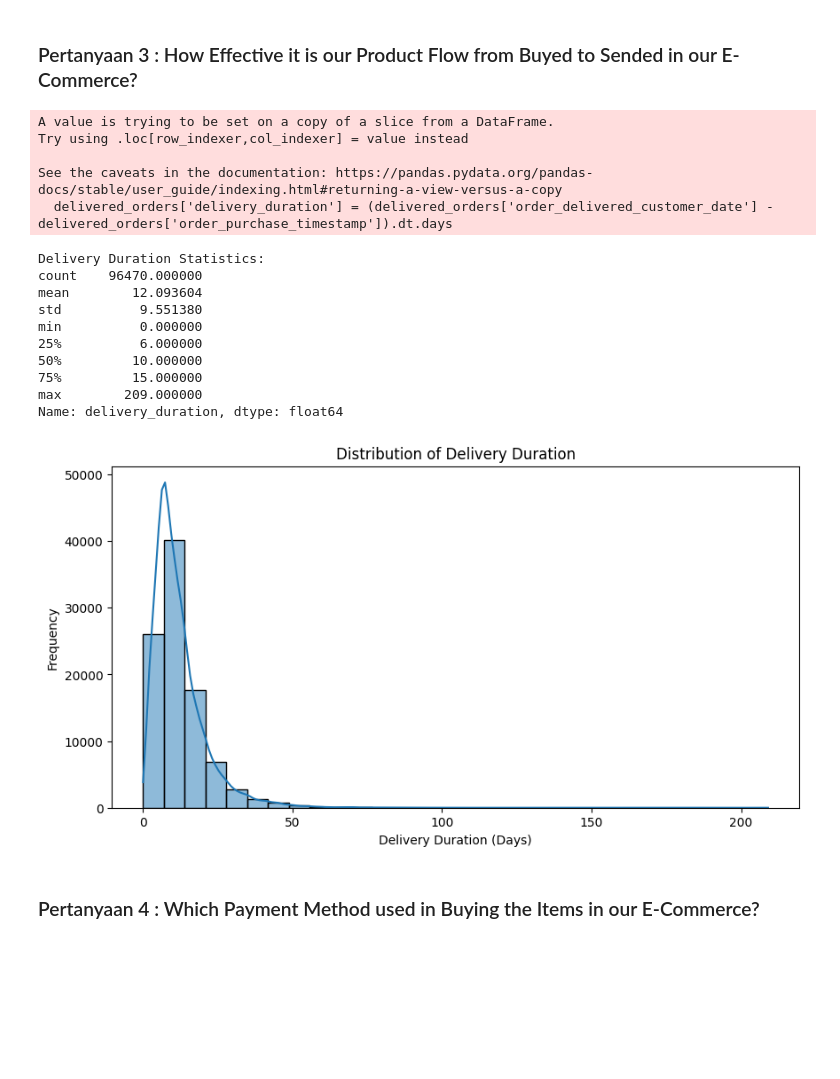
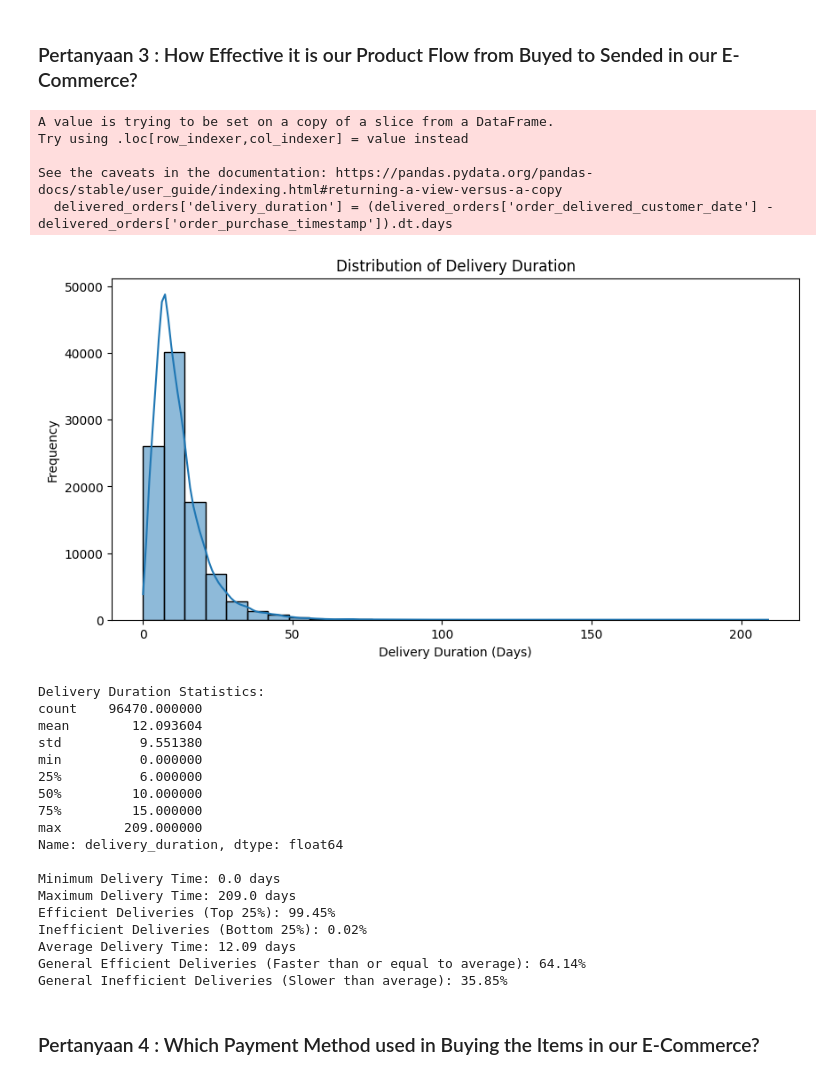
Before and after one commit to Bayhaqieee/Brazil_Ecommerce_Analyze, a Jupyter notebook: notebook.ipynb, the cells around one changed output. Drawn from its saved outputs; the diff is of its cells as text; code cells hidden in the pictures; blank space fills up the shorter version.

```diff
--- a/notebook.ipynb
+++ b/notebook.ipynb
@@ -1380,31 +1382,69 @@ Top 10 Products:
 # %%
 # Convert to datetime if not already
 orders_df['order_purchase_timestamp'] = pd.to_datetime(orders_df['order_purchase_timestamp'])
 orders_df['order_delivered_customer_date'] = pd.to_datetime(orders_df['order_delivered_customer_date'])
 
 # Filter for delivered orders and calculate the time taken
 delivered_orders = orders_df[orders_df['order_status'] == 'delivered']
 delivered_orders['delivery_duration'] = (delivered_orders['order_delivered_customer_date'] - delivered_orders['order_purchase_timestamp']).dt.days
 
 # Summary statistics on delivery time
 delivery_summary = delivered_orders['delivery_duration'].describe()
 
-print("Delivery Duration Statistics:")
-print(delivery_summary)
+# Calculate min and max delivery durations
+min_delivery_time = delivered_orders['delivery_duration'].min()
+max_delivery_time = delivered_orders['delivery_duration'].max()
+
+# Define efficiency thresholds (close to minimum is considered efficient)
+threshold_min = min_delivery_time + (max_delivery_time - min_delivery_time) * 0.25  # Top 25% efficient
+threshold_max = max_delivery_time - (max_delivery_time - min_delivery_time) * 0.25  # Bottom 25% inefficient
+
+# Count the number of deliveries in each efficiency category
+efficient_deliveries = delivered_orders[delivered_orders['delivery_duration'] <= threshold_min].shape[0]
+inefficient_deliveries = delivered_orders[delivered_orders['delivery_duration'] >= threshold_max].shape[0]
+total_deliveries = delivered_orders.shape[0]
+
+# Calculate the efficiency percentages for efficient and inefficient deliveries
+efficient_percentage = (efficient_deliveries / total_deliveries) * 100
+inefficient_percentage = (inefficient_deliveries / total_deliveries) * 100
+
+# General efficiency rates based on average delivery time
+average_delivery_time = delivery_summary['mean']
+general_efficient_deliveries = delivered_orders[delivered_orders['delivery_duration'] <= average_delivery_time].shape[0]
+general_inefficient_deliveries = delivered_orders[delivered_orders['delivery_duration'] > average_delivery_time].shape[0]
+
+# Calculate the general efficiency percentages
+general_efficient_percentage = (general_efficient_deliveries / total_deliveries) * 100
+general_inefficient_percentage = (general_inefficient_deliveries / total_deliveries) * 100
 
 # Visualizing delivery duration
 plt.figure(figsize=(10, 5))
 sns.histplot(delivered_orders['delivery_duration'], bins=30, kde=True)
 plt.title('Distribution of Delivery Duration')
 plt.xlabel('Delivery Duration (Days)')
 plt.ylabel('Frequency')
 plt.show()
+
+print("Delivery Duration Statistics:")
+print(delivery_summary)
+
+print("")
+
+print(f"Minimum Delivery Time: {min_delivery_time} days")
+print(f"Maximum Delivery Time: {max_delivery_time} days")
+print(f"Efficient Deliveries (Top 25%): {efficient_percentage:.2f}%")
+print(f"Inefficient Deliveries (Bottom 25%): {inefficient_percentage:.2f}%")
+
+print(f"Average Delivery Time: {average_delivery_time:.2f} days")
+print(f"General Efficient Deliveries (Faster than or equal to average): {general_efficient_percentage:.2f}%")
+print(f"General Inefficient Deliveries (Slower than average): {general_inefficient_percentage:.2f}%")
 # %% [output]
 A value is trying to be set on a copy of a slice from a DataFrame.
 Try using .loc[row_indexer,col_indexer] = value instead
 
 See the caveats in the documentation: https://pandas.pydata.org/pandas-docs/stable/user_guide/indexing.html#returning-a-view-versus-a-copy
   delivered_orders['delivery_duration'] = (delivered_orders['order_delivered_customer_date'] - delivered_orders['order_purchase_timestamp']).dt.days
+[figure]
 Delivery Duration Statistics:
 count    96470.000000
 mean        12.093604
@@ -1415,7 +1455,14 @@ min          0.000000
 75%         15.000000
 max        209.000000
 Name: delivery_duration, dtype: float64
+
+Minimum Delivery Time: 0.0 days
+Maximum Delivery Time: 209.0 days
+Efficient Deliveries (Top 25%): 99.45%
+Inefficient Deliveries (Bottom 25%): 0.02%
+Average Delivery Time: 12.09 days
+General Efficient Deliveries (Faster than or equal to average): 64.14%
+General Inefficient Deliveries (Slower than average): 35.85%
-[figure]
 # %% [markdown]
 ### Pertanyaan 4 : Which Payment Method used in Buying the Items in our E-Commerce?
 # %%
```
Also changed, not shown: parts of 24 cells of this notebook.
